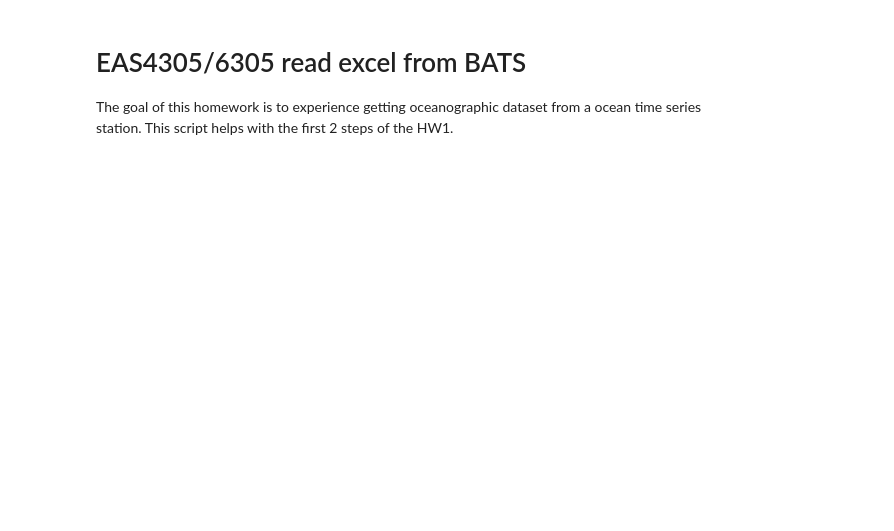
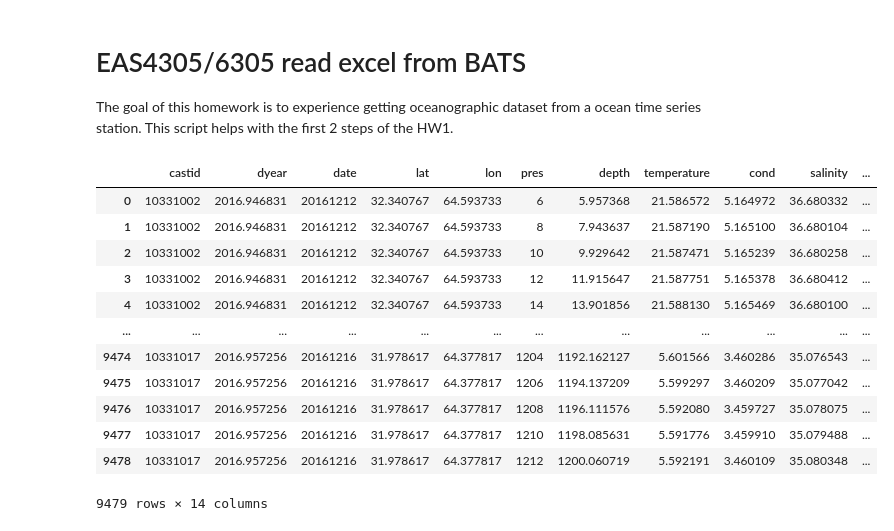
Before and after one commit to takaito1/easX305_F2023, a Jupyter notebook: week1/read_excel_from_BATS.ipynb, the cells around one changed output. Drawn from its saved outputs; the diff is of its cells as text; code cells hidden in the pictures; blank space fills up the shorter version.

```diff
--- a/week1/read_excel_from_BATS.ipynb
+++ b/week1/read_excel_from_BATS.ipynb
@@ -9,12 +9,24 @@ import gsw
 import pandas as pd
 # %%
 # Step 1 download data from BATS and create data vectors
-df=pd.read_excel('b10331_ctd.xls')
-data=df.to_numpy()
-castid=data[:,0]
-lat=data[:,3]
-lon=-data[:,4] # longitude is in degree W so it should be negative
-dep=data[:,5]
-p=data[:,6]
-t=data[:,7]
-sp=data[:,9]
+# define headers first (since the excel sheet doesn't have one)
+headers=['castid','dyear','date','lat','lon','pres','depth',
+         'temperature','cond','salinity','DO','beam','fluo','PAR']
+# read in the excel file
+df=pd.read_excel('b10331_ctd.xls',names=headers)
+# display the overview of the contents of the excel sheet
+df
+# %% [output]
+|  | castid | dyear | date | lat | lon | pres | depth | temperature | cond | salinity | ... |
+| 0 | 10331002 | 2016.946831 | 20161212 | 32.340767 | 64.593733 | 6 | 5.957368 | 21.586572 | 5.164972 | 36.680332 | ... |
+| 1 | 10331002 | 2016.946831 | 20161212 | 32.340767 | 64.593733 | 8 | 7.943637 | 21.587190 | 5.165100 | 36.680104 | ... |
+| 2 | 10331002 | 2016.946831 | 20161212 | 32.340767 | 64.593733 | 10 | 9.929642 | 21.587471 | 5.165239 | 36.680258 | ... |
+| 3 | 10331002 | 2016.946831 | 20161212 | 32.340767 | 64.593733 | 12 | 11.915647 | 21.587751 | 5.165378 | 36.680412 | ... |
+| 4 | 10331002 | 2016.946831 | 20161212 | 32.340767 | 64.593733 | 14 | 13.901856 | 21.588130 | 5.165469 | 36.680100 | ... |
+| ... | ... | ... | ... | ... | ... | ... | ... | ... | ... | ... | ... |
+| 9474 | 10331017 | 2016.957256 | 20161216 | 31.978617 | 64.377817 | 1204 | 1192.162127 | 5.601566 | 3.460286 | 35.076543 | ... |
+| 9475 | 10331017 | 2016.957256 | 20161216 | 31.978617 | 64.377817 | 1206 | 1194.137209 | 5.599297 | 3.460209 | 35.077042 | ... |
+| 9476 | 10331017 | 2016.957256 | 20161216 | 31.978617 | 64.377817 | 1208 | 1196.111576 | 5.592080 | 3.459727 | 35.078075 | ... |
+| 9477 | 10331017 | 2016.957256 | 20161216 | 31.978617 | 64.377817 | 1210 | 1198.085631 | 5.591776 | 3.459910 | 35.079488 | ... |
+| 9478 | 10331017 | 2016.957256 | 20161216 | 31.978617 | 64.377817 | 1212 | 1200.060719 | 5.592191 | 3.460109 | 35.080348 | ... |
+9479 rows × 14 columns
```
Also changed, not shown: parts of 2 cells of this notebook.
